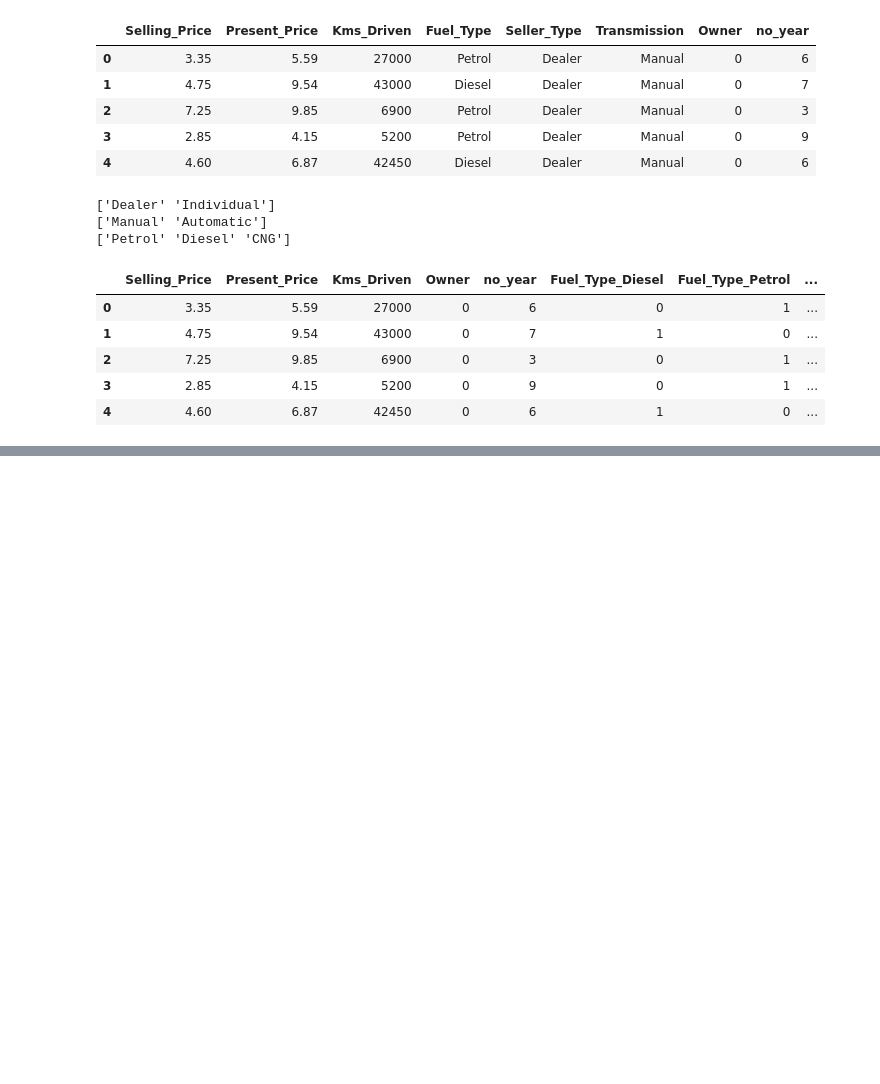
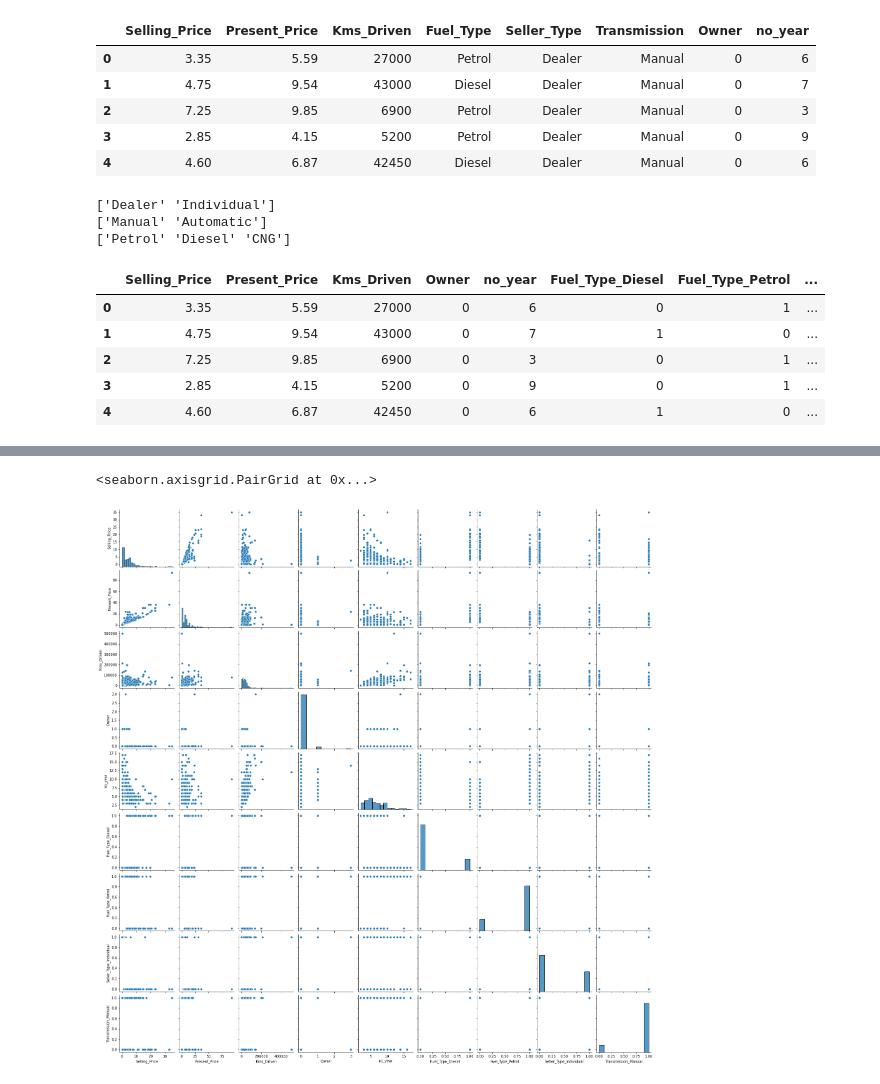
Before and after one commit to anikislam104/vehicle-dataset-from-cardekho, a Jupyter notebook: cardekho.ipynb, the cells around one changed output, grey strips where cells are left out. Saved outputs shown, nothing was run; the diff lists cells and outputs as text; code cells hidden in the pictures; blank space fills up the shorter version.

```diff
--- a/cardekho.ipynb
+++ b/cardekho.ipynb
@@ -92,0 +106,6 @@ final_dataset.head()
+# %%
+import seaborn as sns
+sns.pairplot(final_dataset)
+# %% [output]
+<seaborn.axisgrid.PairGrid at 0x...>
+[figure, added]
```
Also changed, not shown: parts of 5 cells of this notebook.
